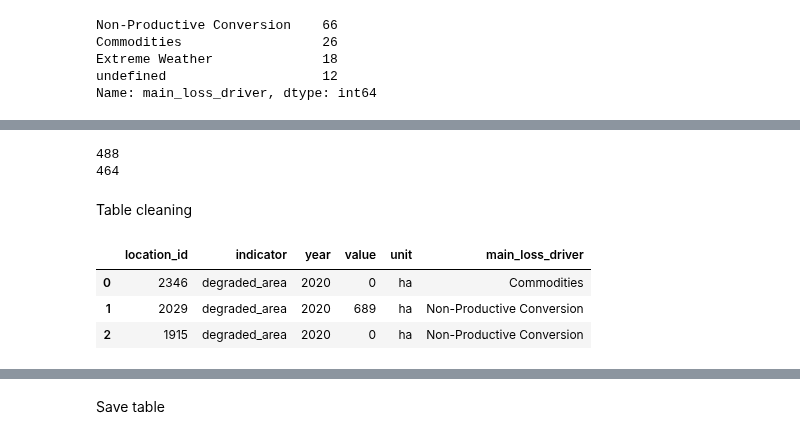
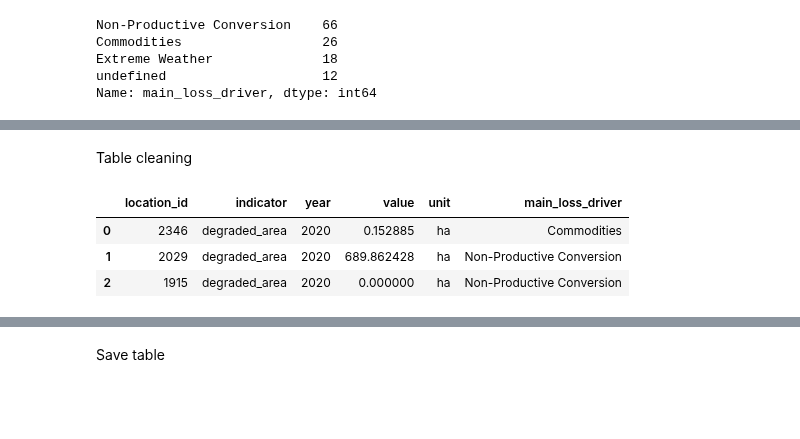
Before and after one commit to Vizzuality/mangrove-atlas, a Jupyter notebook: data/notebooks/Lab/data_processing/widgets-v2/restoration_and_degradation_widget.ipynb, the cells around one changed output, grey strips where cells are left out. Drawn from its saved outputs; the diff is of its cells as text; code cells hidden in the pictures; blank space fills up the shorter version.

```diff
--- a/data/notebooks/Lab/data_processing/widgets-v2/restoration_and_degradation_widget.ipynb
+++ b/data/notebooks/Lab/data_processing/widgets-v2/restoration_and_degradation_widget.ipynb
@@ -64,6 +66,7 @@ import fiona
 
 path_in = 'https://storage.googleapis.com/mangrove_atlas/widget_data'
 data_df = pd.read_csv(f'{path_in}/Vizz_Country_Stats_Dec2022.csv', index_col=0)
+data_df.loc[data_df['Total Area Restorable (ha)'].isna(), 'Total Area Restorable (ha)'] = 0
 data_df.head()
 # %% [output]
 |  | Name | Total Mangrove Area 2020 (ha) | Total Area of Loss (ha) | Total Area Restorable (ha) | OVERALL_SRE | Total_Fish | ... |
@@ -431,6 +485,8 @@ degradation_driver
 | 487 | Yemen | YEM | 2690 | restorable_area | 285.211038 | ha | Non-Productive Conversion | 2020 |
 488 rows × 8 columns
 # %%
-#Degraded are values calculation might liead to NA values that translate poorly to Int during final format
-degradation_driver[degradation_driver.value.isna()]
+#Degraded area values calculation might lead to NA values that translate poorly to Int during final format
+degradation_driver.loc[degradation_driver.value.isna(),'value'] = 0
+print(len(degradation_driver))
+print(len(degradation_driver[degradation_driver.value.notnull()]))
 # %% [output]
@@ -454,19 +495,13 @@ degradation_driver[degradation_driver.value.isna()]
-# %%
-print(len(degradation_driver))
-print(len(degradation_driver[degradation_driver.value.notnull()]))
-# %% [output]
-488
-464
 # %% [markdown]
 Table cleaning
 # %%
 degradation_final = degradation_driver[degradation_driver.value.notnull()][['id', 'indicator','year', 'value', 'unit', 'main_loss_driver']].copy()
-degradation_final.value = np.int64(degradation_final.value)
+#degradation_final.value = np.int64(degradation_final.value)
 degradation_final.rename(columns={'id':'location_id'}, inplace=True)
 degradation_final.unit= 'ha'
 degradation_final.head(3)
 # %% [output]
 |  | location_id | indicator | year | value | unit | main_loss_driver |
-| 0 | 2346 | degraded_area | 2020 | 0 | ha | Commodities |
-| 1 | 2029 | degraded_area | 2020 | 689 | ha | Non-Productive Conversion |
-| 2 | 1915 | degraded_area | 2020 | 0 | ha | Non-Productive Conversion |
+| 0 | 2346 | degraded_area | 2020 | 0.152885 | ha | Commodities |
+| 1 | 2029 | degraded_area | 2020 | 689.862428 | ha | Non-Productive Conversion |
+| 2 | 1915 | degraded_area | 2020 | 0.000000 | ha | Non-Productive Conversion |
```
Also changed, not shown: parts of 27 cells of this notebook, 3 other files.
